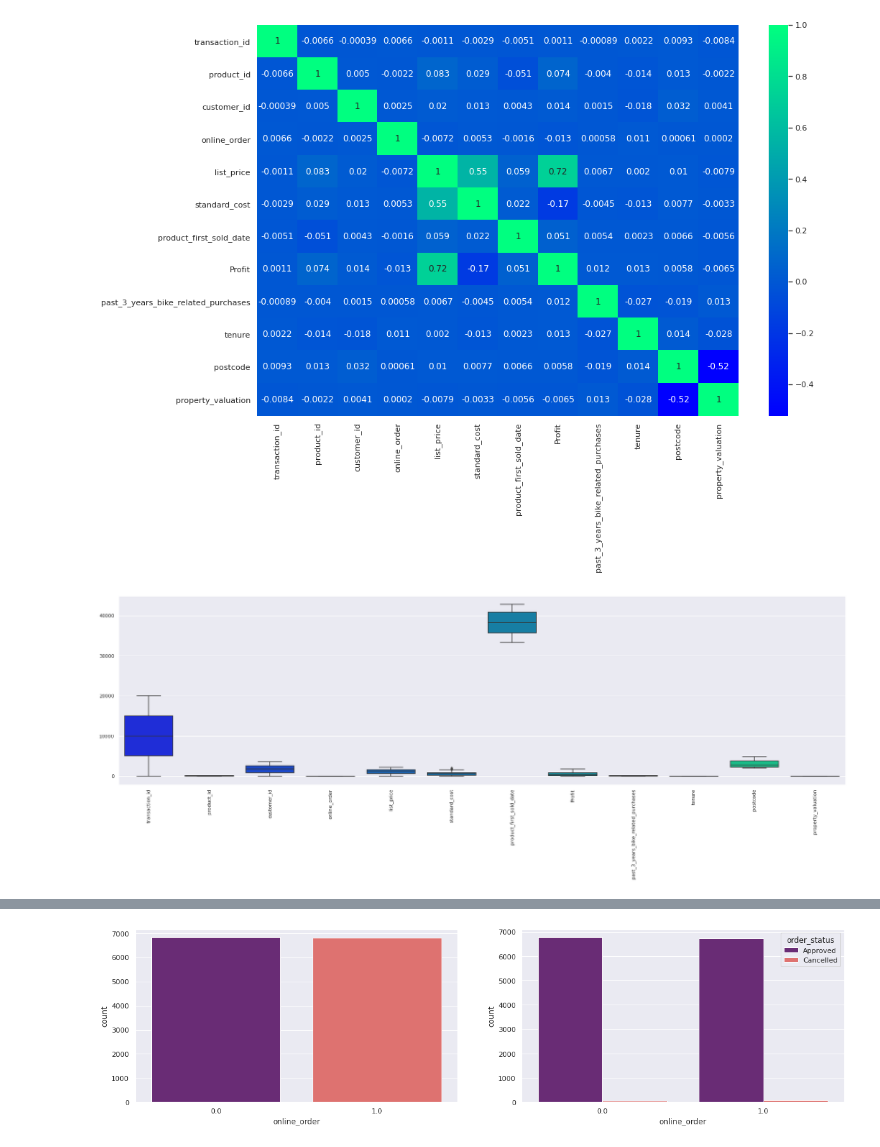
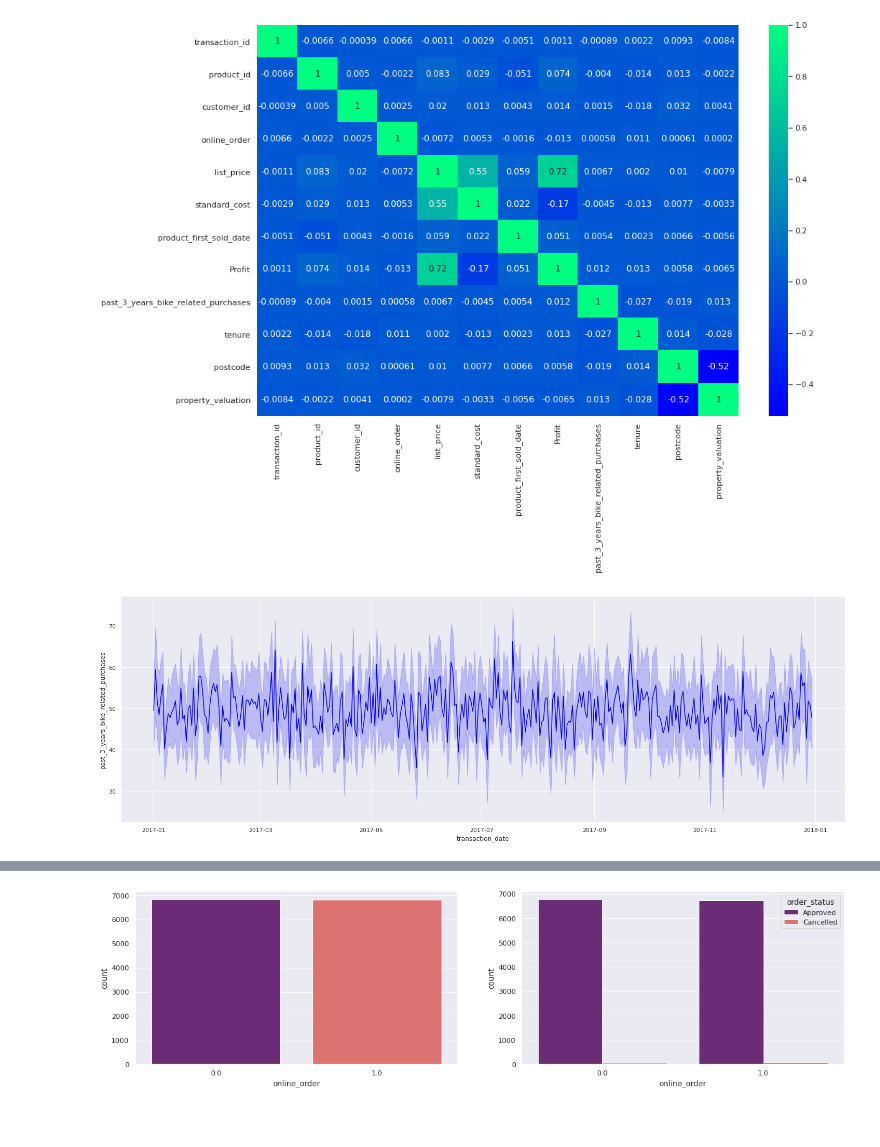
Before and after one commit to Dineshkumar-Anbalagan/KPMG-Data-Analytics-Consulting-Virtual-Internship, a Jupyter notebook: KPMG_Part_2.ipynb, the cells around one changed output, grey strips where cells are left out. Drawn from its saved outputs; the diff is of its cells as text; code cells hidden in the pictures; blank space fills up the shorter version.

```diff
--- a/KPMG_Part_2.ipynb
+++ b/KPMG_Part_2.ipynb
@@ -407,8 +407,7 @@ sns.heatmap(data=data.corr(), annot=True, cmap='winter')
 <matplotlib.axes._subplots.AxesSubplot at 0x...>
 [figure]
 # %%
-plt.figure(figsize=(30,8))
-sns.boxplot(data=data, palette = "winter")
-plt.xticks(rotation = 90);
+plt.figure(figsize=(25,8))
+sns.lineplot(y = data['past_3_years_bike_related_purchases'], x = data['transaction_date'], color = 'blue');
 # %% [output]
-[figure, old version]
+[figure, new version]
```
Also changed, not shown: parts of 29 cells of this notebook.
